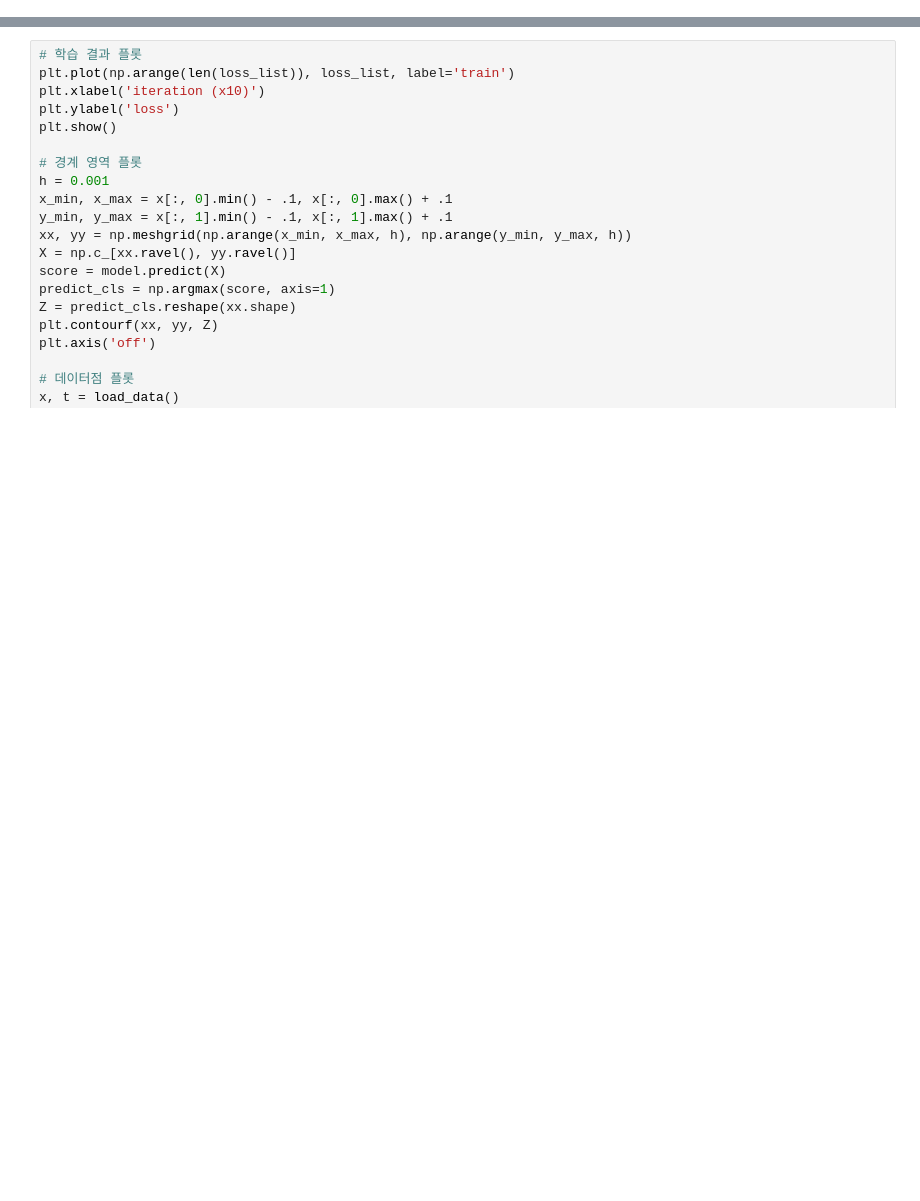
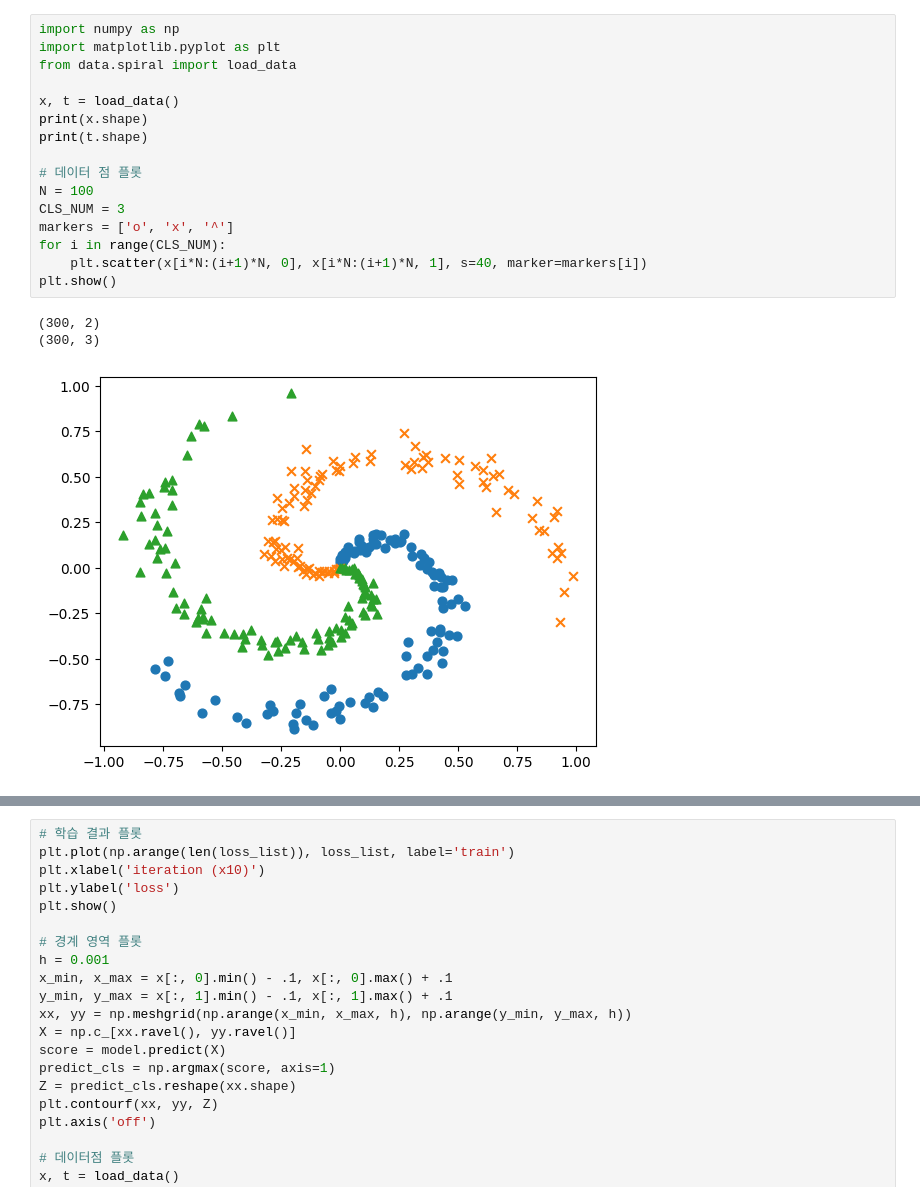
Before and after one commit to donggi22/TIL, a Jupyter notebook: 밑바닥부터 시작하는 딥러닝2/1장_필기.ipynb, the cells around one changed output, grey strips where cells are left out. Saved outputs shown, nothing was run; the diff lists cells and outputs as text; blank space fills up the shorter version.

```diff
--- a/밑바닥부터 시작하는 딥러닝2/nn_train.ipynb
+++ b/밑바닥부터 시작하는 딥러닝2/1장_필기.ipynb
@@ -0,0 +1,20 @@
+# %%
+import numpy as np
+import matplotlib.pyplot as plt
+from data.spiral import load_data
+
+x, t = load_data()
+print(x.shape)
+print(t.shape)
+
+# 데이터 점 플롯
+N = 100
+CLS_NUM = 3
+markers = ['o', 'x', '^']
+for i in range(CLS_NUM):
+    plt.scatter(x[i*N:(i+1)*N, 0], x[i*N:(i+1)*N, 1], s=40, marker=markers[i])
+plt.show()
+# %% [output]
+(300, 2)
+(300, 3)
+[figure, added]
```
Also changed, not shown: parts of 5 cells of this notebook, 4 other files.
